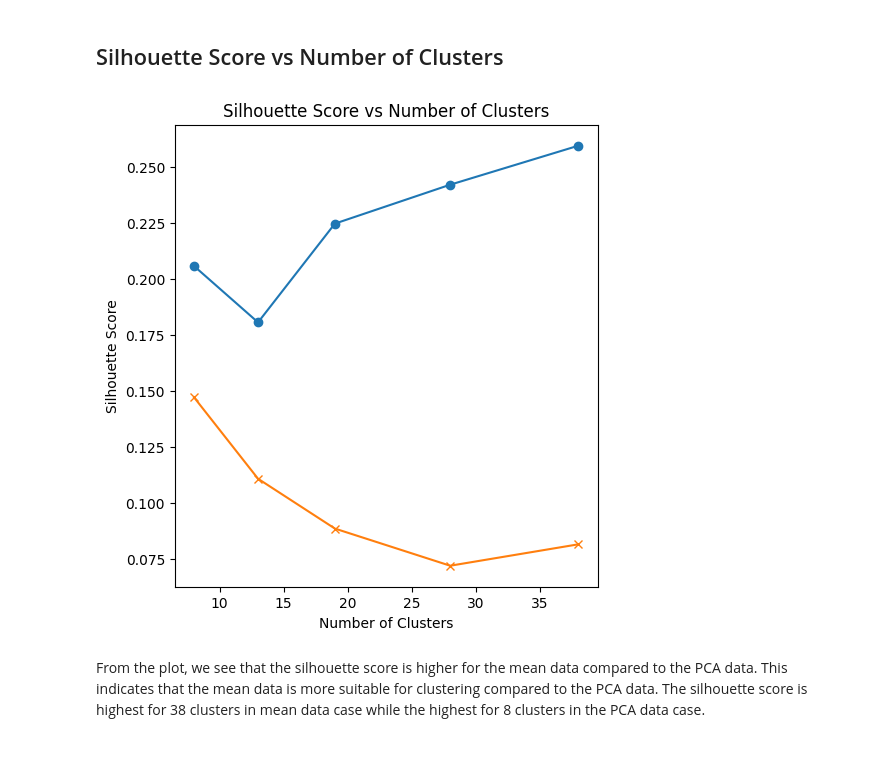
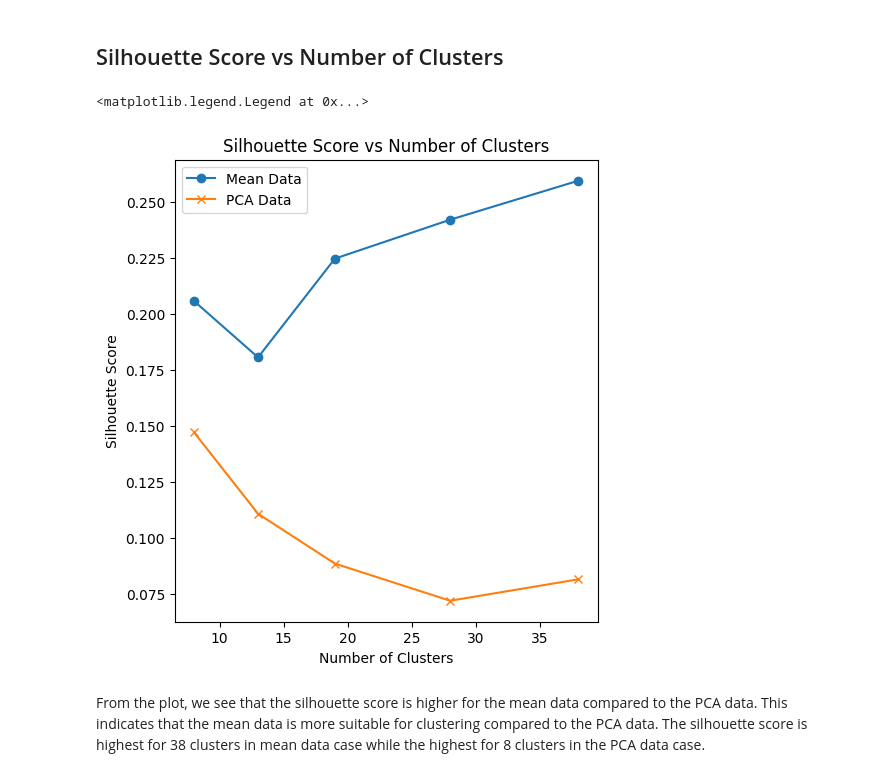
Before and after one commit to husseinkhaled733/Activity-Detection, a Jupyter notebook: Kmeans.ipynb, the cells around one changed output. Saved outputs shown, nothing was run; the diff lists cells and outputs as text; code cells hidden in the pictures.

Commit message:
Edit in plotting

```diff
--- a/Kmeans.ipynb
+++ b/Kmeans.ipynb
@@ -309,14 +309,15 @@ Inertia: 138076591.48617598
 # %%
 plt.figure(figsize=(12, 6))
 plt.subplot(1, 2, 1)
 plt.plot(Ks, means_score, marker='o', label='Mean Data')
 plt.plot(Ks, reduce_score, marker='x', label='PCA Data')
 plt.xlabel('Number of Clusters')
 plt.ylabel('Silhouette Score')
 plt.title('Silhouette Score vs Number of Clusters')
-plt.show()
+plt.legend()
 # %% [output]
+<matplotlib.legend.Legend at 0x...>
-[figure, old version]
+[figure, new version]
 # %% [markdown]
 From the plot, we see that the silhouette score is higher for the mean data compared to the PCA data. This indicates that the mean data is more suitable for clustering compared to the PCA data. The silhouette score is highest for 38 clusters in mean data case while the highest for 8 clusters in the PCA data case.
 # %% [markdown]
```
Also changed, not shown: parts of 1 cell of this notebook.
